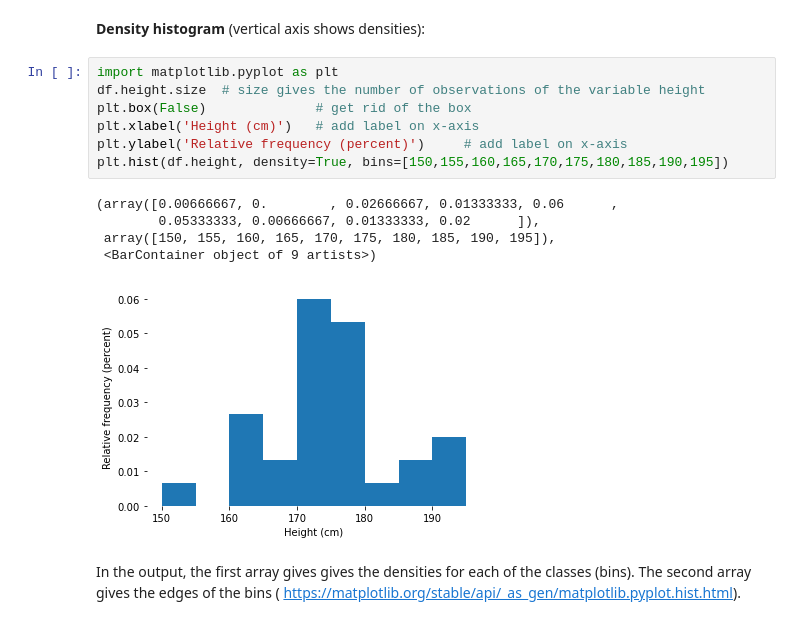
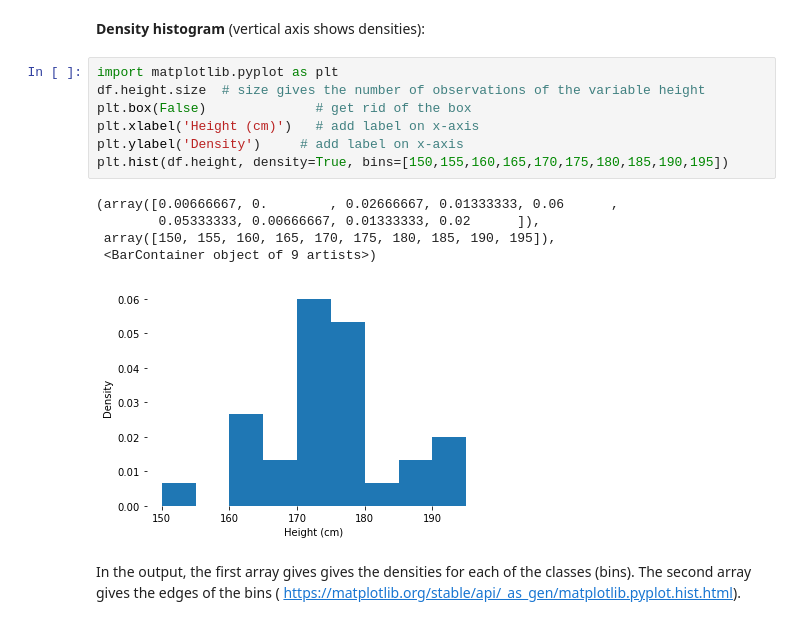
Before and after one commit to luc-hens/luc-hens.github.io, a Jupyter notebook: Statistics-I-using-Python.ipynb, the cells around one changed output. Cells and saved outputs as stored; diff of their text form.

```diff
--- a/Statistics-I-using-Python.ipynb
+++ b/Statistics-I-using-Python.ipynb
@@ -460,16 +460,16 @@ plt.hist(df.height, weights=100*(np.zeros_like(df.height) + 1. / df.height.size)
 # %%
 import matplotlib.pyplot as plt
 df.height.size  # size gives the number of observations of the variable height
 plt.box(False)              # get rid of the box
 plt.xlabel('Height (cm)')   # add label on x-axis
-plt.ylabel('Relative frequency (percent)')     # add label on x-axis
+plt.ylabel('Density')     # add label on x-axis
 plt.hist(df.height, density=True, bins=[150,155,160,165,170,175,180,185,190,195])
 # %% [output]
 (array([0.00666667, 0.        , 0.02666667, 0.01333333, 0.06      ,
         0.05333333, 0.00666667, 0.01333333, 0.02      ]),
  array([150, 155, 160, 165, 170, 175, 180, 185, 190, 195]),
  <BarContainer object of 9 artists>)
-[figure, old version]
+[figure, new version]
 # %% [markdown]
 In the output, the first array gives gives the densities for each of the classes (bins). The second array gives the edges of the bins ( https://matplotlib.org/stable/api/_as_gen/matplotlib.pyplot.hist.html).
 # %% [markdown]
```
Also changed, not shown: parts of 5 cells of this notebook, 1 other file.
